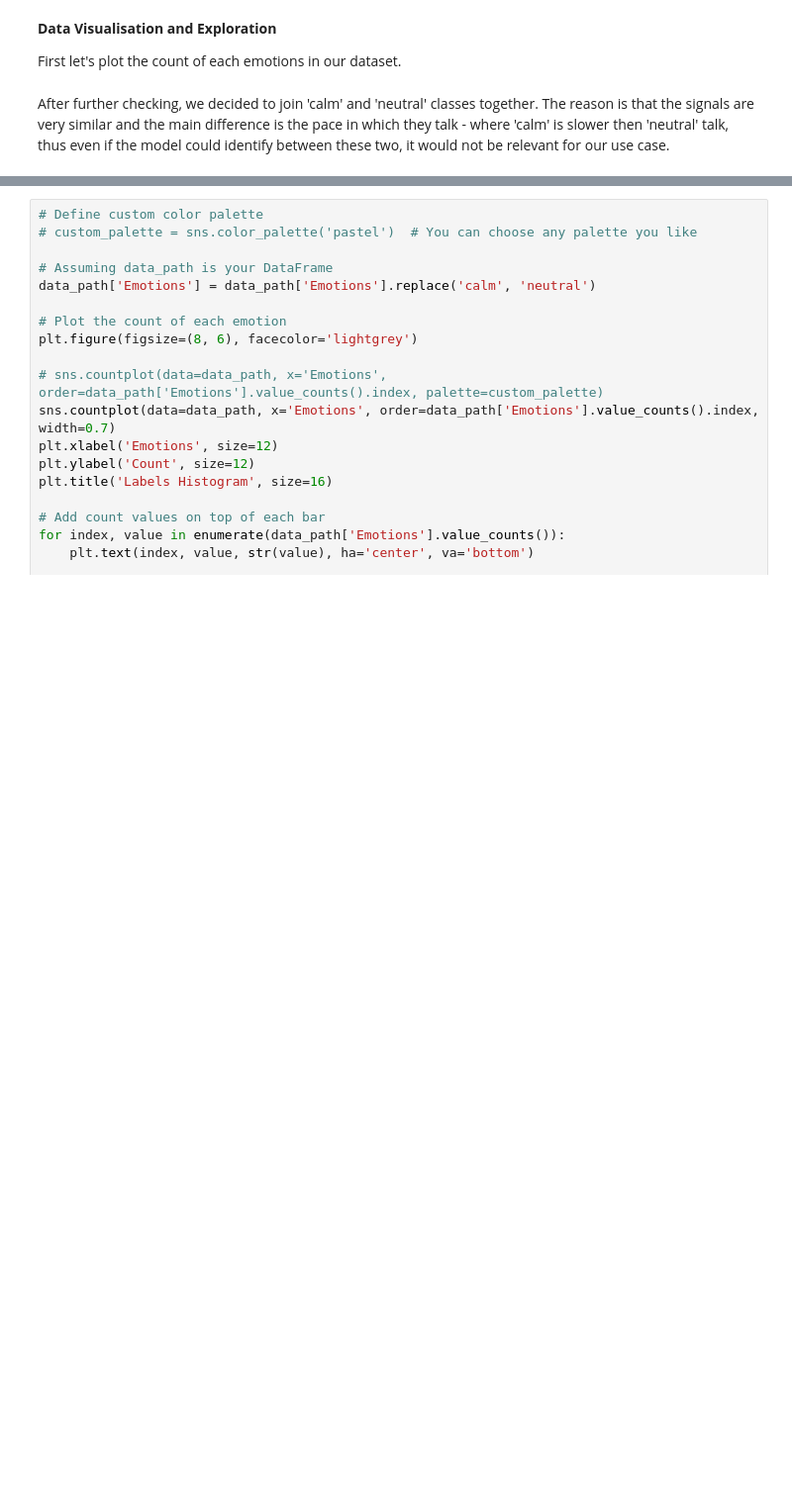
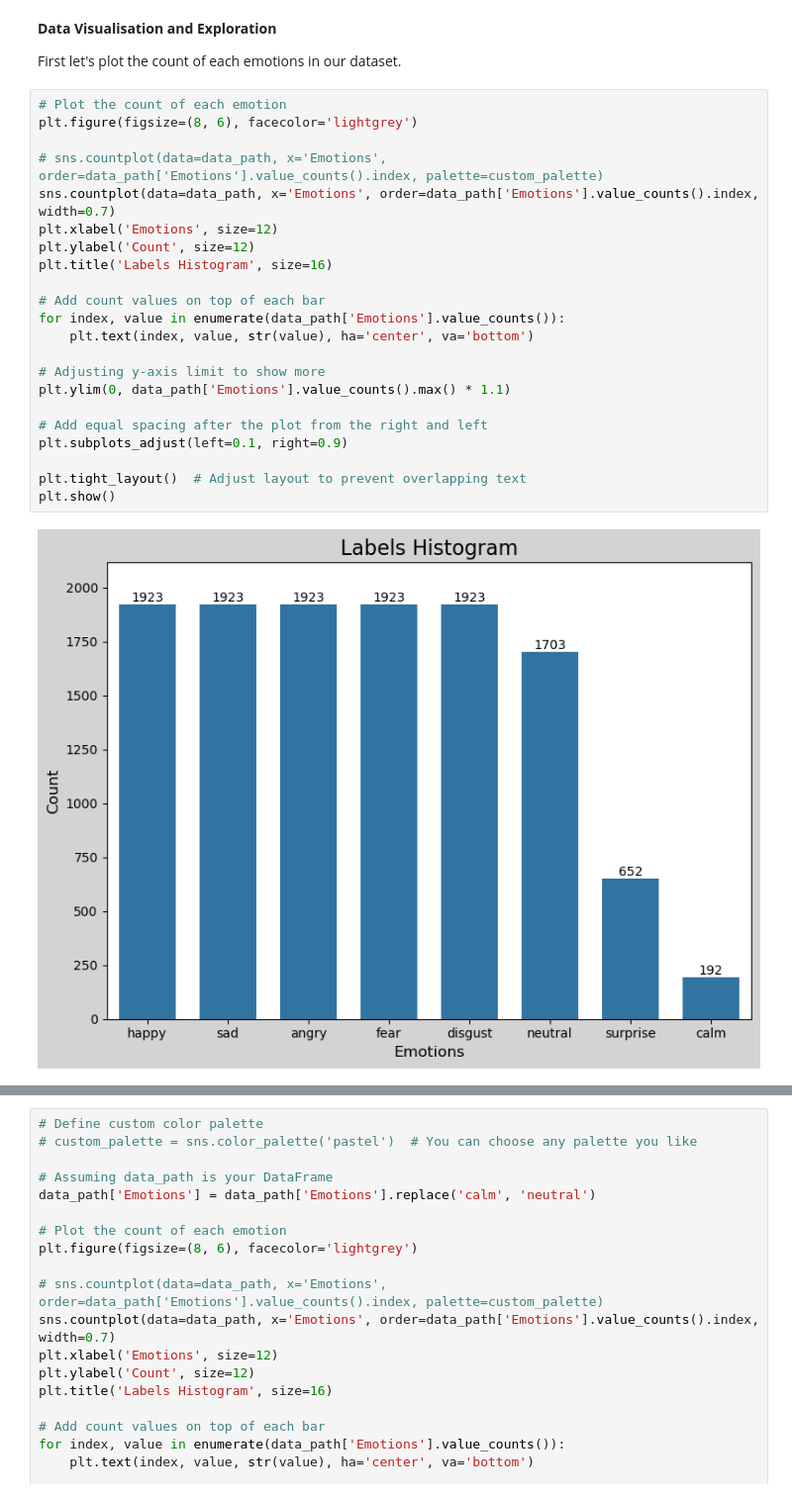
Before and after one commit to netazuz/Emotion-Classification, a Jupyter notebook: feature_extraction.ipynb, the cells around one changed output, grey strips where cells are left out. Shown: that part at 99% size. Drawn from its saved outputs; the diff is of its cells as text; blank space fills up the shorter version.

```diff
--- a/feature_extraction.ipynb
+++ b/feature_extraction.ipynb
@@ -300,5 +395,27 @@ data_path.head()
 **Data Visualisation and Exploration**
 
 First let's plot the count of each emotions in our dataset.
-# %% [markdown]
-After further checking, we decided to join 'calm' and 'neutral' classes together. The reason is that the signals are very similar and the main difference is the pace in which they talk - where 'calm' is slower then 'neutral' talk, thus even if the model could identify between these two, it would not be relevant for our use case.
+# %%
+# Plot the count of each emotion
+plt.figure(figsize=(8, 6), facecolor='lightgrey')
+
+# sns.countplot(data=data_path, x='Emotions', order=data_path['Emotions'].value_counts().index, palette=custom_palette)
+sns.countplot(data=data_path, x='Emotions', order=data_path['Emotions'].value_counts().index, width=0.7)
+plt.xlabel('Emotions', size=12)
+plt.ylabel('Count', size=12)
+plt.title('Labels Histogram', size=16)
+
+# Add count values on top of each bar
+for index, value in enumerate(data_path['Emotions'].value_counts()):
+    plt.text(index, value, str(value), ha='center', va='bottom')
+
+# Adjusting y-axis limit to show more
+plt.ylim(0, data_path['Emotions'].value_counts().max() * 1.1)
+
+# Add equal spacing after the plot from the right and left
+plt.subplots_adjust(left=0.1, right=0.9)
+
+plt.tight_layout()  # Adjust layout to prevent overlapping text
+plt.show()
+# %% [output]
+[figure, added]
```
Also changed, not shown: parts of 41 cells of this notebook, 1 other file.
